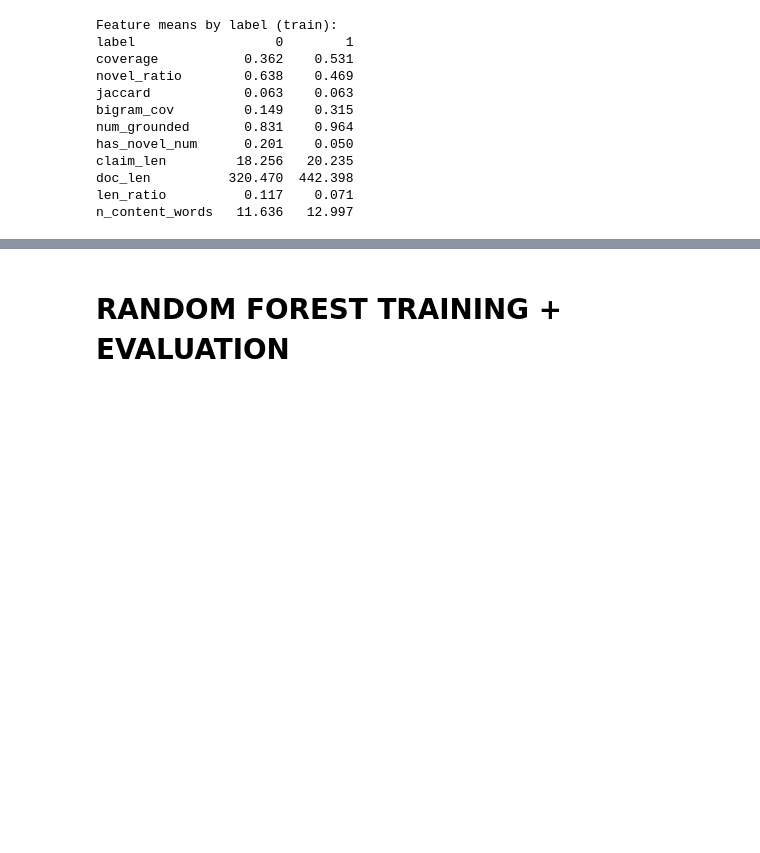
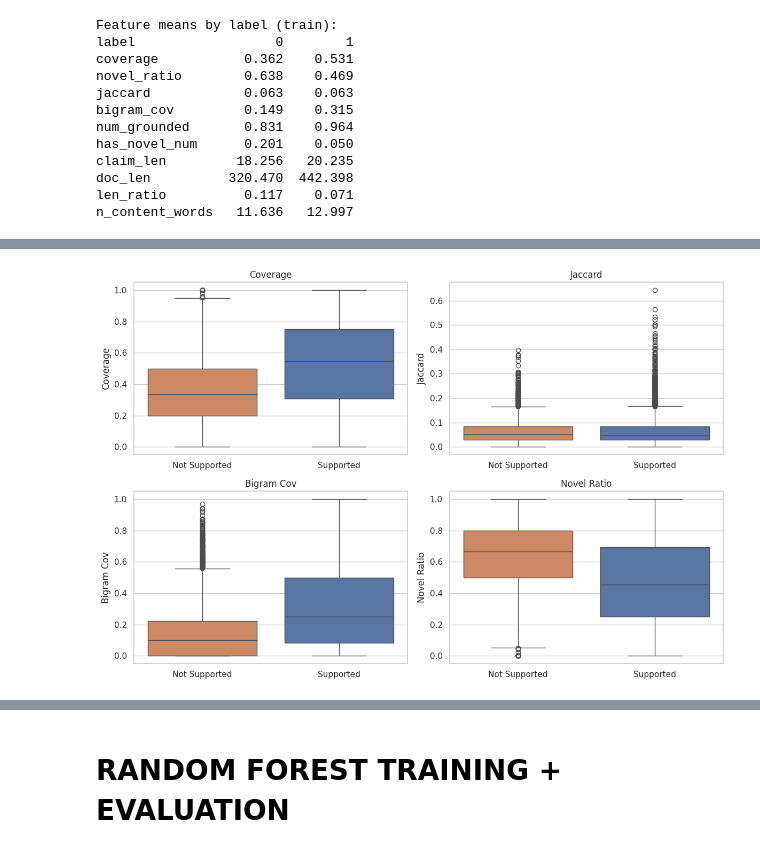
Before and after one commit to lexinejazly-asuncion/Hallucination_Detection, a Jupyter notebook: Hallucination_Detection.ipynb, the cells around one changed output, grey strips where cells are left out. Drawn from its saved outputs; the diff is of its cells as text; code cells hidden in the pictures; blank space fills up the shorter version.

```diff
--- a/Hallucination_Detection.ipynb
+++ b/Hallucination_Detection.ipynb
@@ -439,0 +467,28 @@ n_content_words   11.636   12.997
+# %%
+# Boxplot by label (compares features between hallunicated vs grounded)
+features = ["coverage", "jaccard", "bigram_cov", "novel_ratio"]
+
+fig, axes = plt.subplots(2, 2, figsize=(12, 8))
+
+for ax, feature in zip(axes.flatten(), features):
+
+    sns.boxplot(
+        data=train_df,
+        x="label",
+        y=feature,
+        hue="label",
+        palette=["#DD8452", "#4C72B0"],
+        legend=False,
+        ax=ax
+    )
+
+    ax.set_xticks([0, 1])
+    ax.set_xticklabels(["Not Supported", "Supported"])
+    ax.set_title(feature.replace("_", " ").title())
+    ax.set_xlabel("")
+    ax.set_ylabel(feature.replace("_", " ").title())
+
+plt.tight_layout()
+plt.show()
+# %% [output]
+[figure, added]
```
Also changed, not shown: parts of 5 cells of this notebook.
